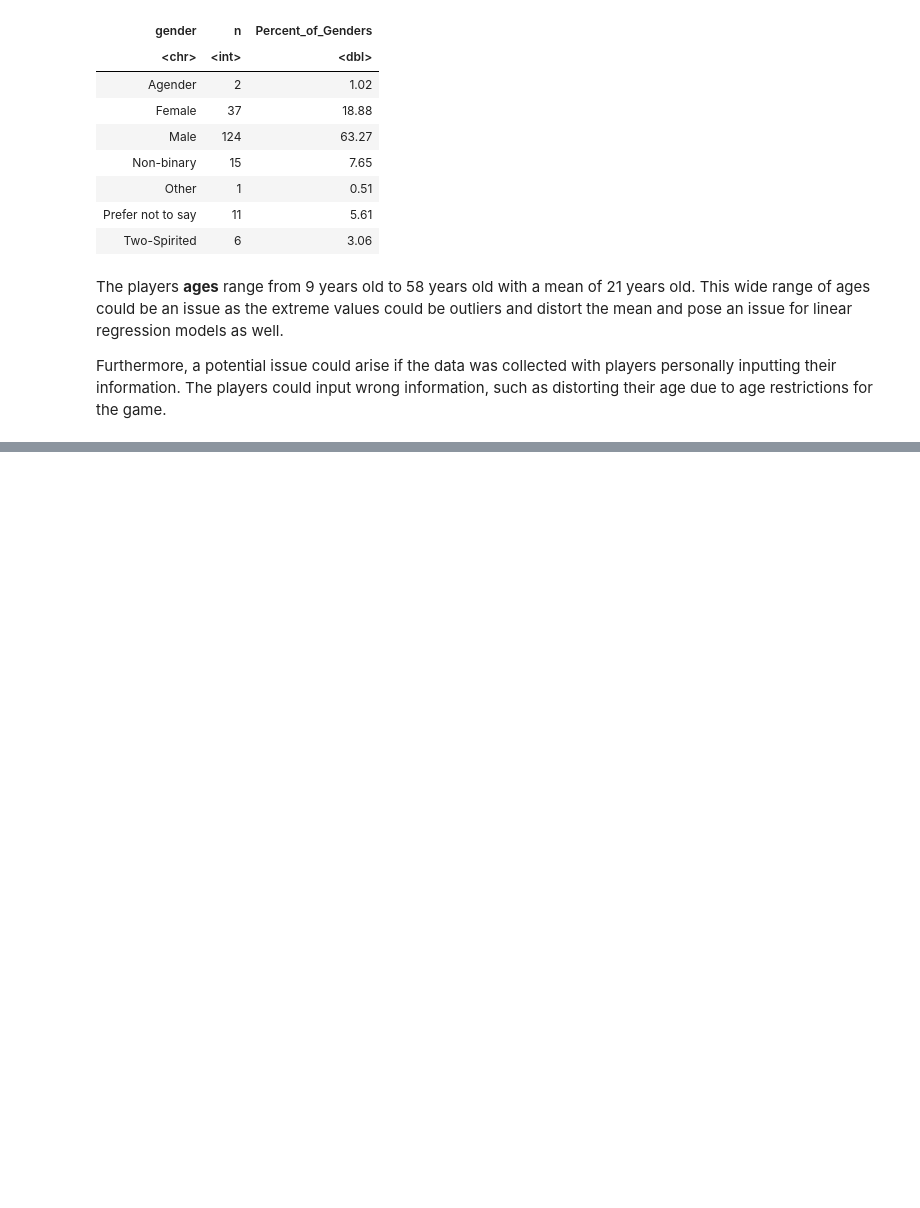
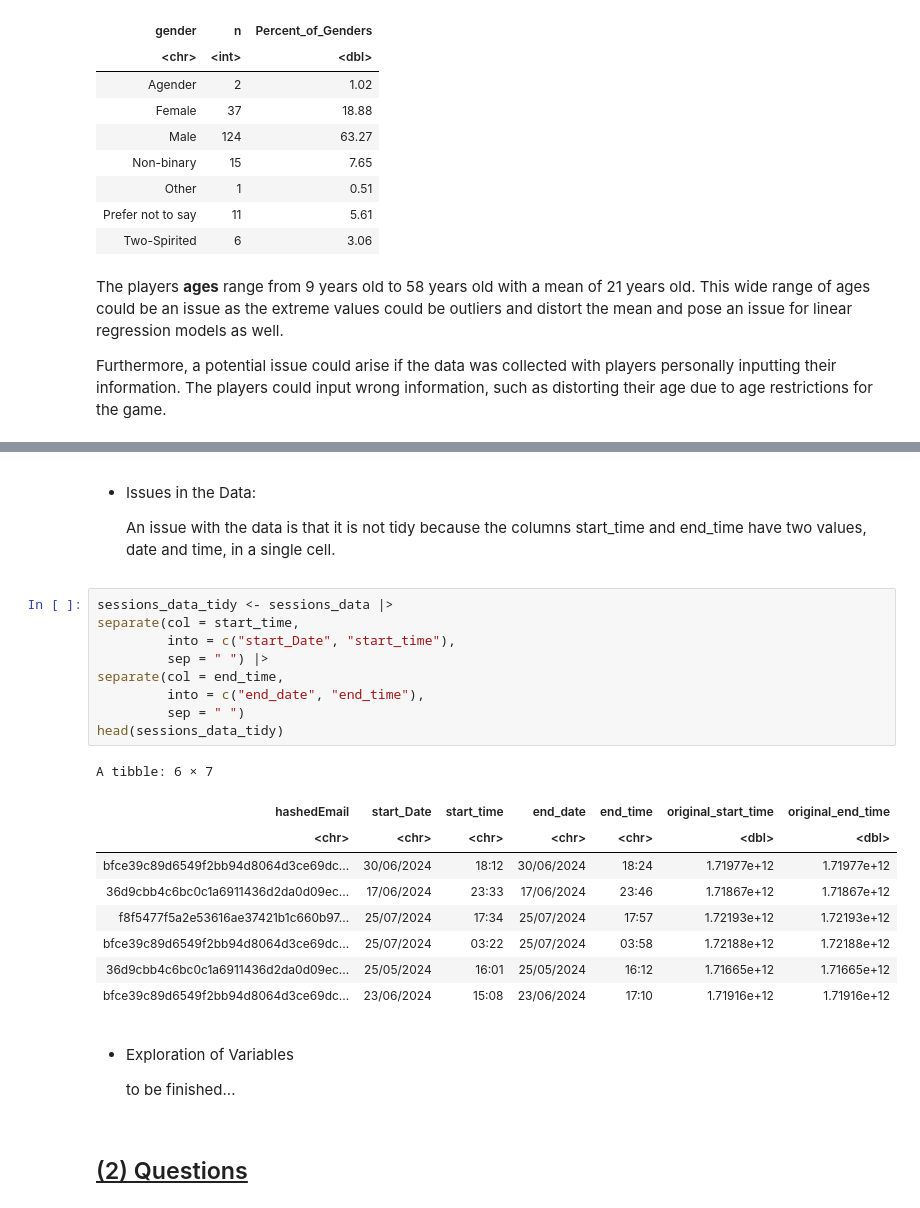
Before and after one commit to charlizechan/dsci100_project, a Jupyter notebook: dsci100_indv.ipynb, the cells around one changed output, grey strips where cells are left out. Cells and saved outputs as stored; diff of their text form; blank space fills up the shorter version.

```diff
--- a/dsci100_indv.ipynb
+++ b/dsci100_indv.ipynb
@@ -214,0 +265,29 @@ Furthermore, a potential issue could arise if the data was collected with player
+# %% [markdown]
+* Issues in the Data:
+
+  An issue with the data is that it is not tidy because the columns start_time and end_time have two values, date and time, in a single cell.
+# %%
+sessions_data_tidy <- sessions_data |>
+separate(col = start_time,
+         into = c("start_Date", "start_time"),
+         sep = " ") |>
+separate(col = end_time,
+         into = c("end_date", "end_time"),
+         sep = " ")
+head(sessions_data_tidy)
+# %% [output]
+A tibble: 6 × 7
+| hashedEmail | start_Date | start_time | end_date | end_time | original_start_time | original_end_time |
+| <chr> | <chr> | <chr> | <chr> | <chr> | <dbl> | <dbl> |
+| bfce39c89d6549f2bb94d8064d3ce69dc... | 30/06/2024 | 18:12 | 30/06/2024 | 18:24 | 1.71977e+12 | 1.71977e+12 |
+| 36d9cbb4c6bc0c1a6911436d2da0d09ec... | 17/06/2024 | 23:33 | 17/06/2024 | 23:46 | 1.71867e+12 | 1.71867e+12 |
+| f8f5477f5a2e53616ae37421b1c660b97... | 25/07/2024 | 17:34 | 25/07/2024 | 17:57 | 1.72193e+12 | 1.72193e+12 |
+| bfce39c89d6549f2bb94d8064d3ce69dc... | 25/07/2024 | 03:22 | 25/07/2024 | 03:58 | 1.72188e+12 | 1.72188e+12 |
+| 36d9cbb4c6bc0c1a6911436d2da0d09ec... | 25/05/2024 | 16:01 | 25/05/2024 | 16:12 | 1.71665e+12 | 1.71665e+12 |
+| bfce39c89d6549f2bb94d8064d3ce69dc... | 23/06/2024 | 15:08 | 23/06/2024 | 17:10 | 1.71916e+12 | 1.71916e+12 |
+# %% [markdown]
+* Exploration of Variables
+
+  to be finished...
+# %% [markdown]
+<h2> <u> (2) Questions </u> </h2>
```
Also changed, not shown: parts of 5 cells of this notebook.
